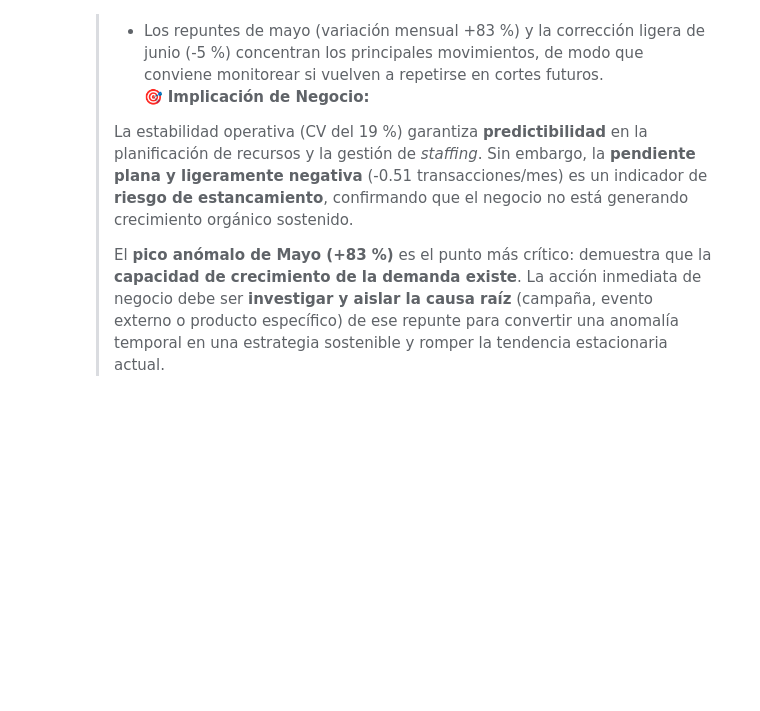
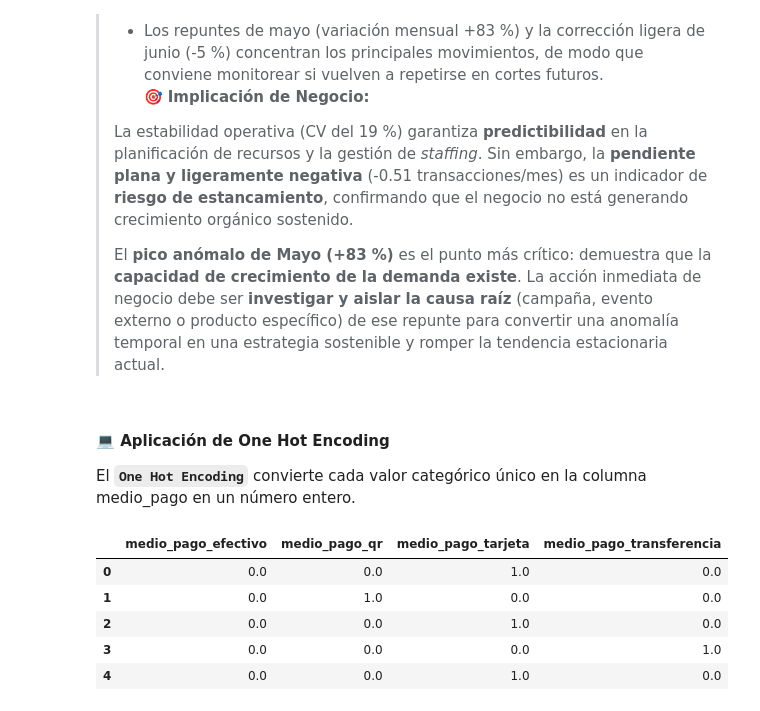
Before and after one commit to augustovillegas/ProyectoAurelionIBM, a Jupyter notebook: limp_y_trans_ventas.ipynb, the cells around one changed output. Cells and saved outputs as stored; diff of their text form; code cells hidden in the pictures; blank space fills up the shorter version.

```diff
--- a/limp_y_trans_ventas.ipynb
+++ b/limp_y_trans_ventas.ipynb
@@ -478,3 +478,32 @@ Pendiente tendencia lineal (transacciones/mes): -0.51
 > La estabilidad operativa (CV del 19 %) garantiza **predictibilidad** en la planificación de recursos y la gestión de *staffing*. Sin embargo, la **pendiente plana y ligeramente negativa** (-0.51 transacciones/mes) es un indicador de **riesgo de estancamiento**, confirmando que el negocio no está generando crecimiento orgánico sostenido.
 >
 > El **pico anómalo de Mayo (+83 %)** es el punto más crítico: demuestra que la **capacidad de crecimiento de la demanda existe**. La acción inmediata de negocio debe ser **investigar y aislar la causa raíz** (campaña, evento externo o producto específico) de ese repunte para convertir una anomalía temporal en una estrategia sostenible y romper la tendencia estacionaria actual.
+# %% [markdown]
+#### 💻 Aplicación de One Hot Encoding
+
+El **`One Hot Encoding`** convierte cada valor categórico único en la columna medio_pago en un número entero.
+# %%
+from sklearn.preprocessing import OneHotEncoder
+
+# Crear la instancia del encoder
+ohe = OneHotEncoder(sparse_output=False)
+
+# Aplicar el encoding solo a la columna 'medio_pago'
+ohe_array = ohe.fit_transform(df_ventas_True[['medio_pago']])
+#fit aprende las categorías y transform las convierte en vectores de 0 y 1
+
+# Crear un DataFrame con las nuevas columnas codificadas
+ohe_df = pd.DataFrame(ohe_array, columns=ohe.get_feature_names_out(['medio_pago']))
+#agregar el prefijo medio_pago_ a las nuevas columnas y convierte en DataFrame (ohe_df)
+
+# Concatenar el nuevo DataFrame con el original
+df_ventas_True = pd.concat([df_ventas_True, ohe_df], axis=1)
+# %%
+ohe_df.head(5)
+# %% [output]
+|  | medio_pago_efectivo | medio_pago_qr | medio_pago_tarjeta | medio_pago_transferencia |
+| 0 | 0.0 | 0.0 | 1.0 | 0.0 |
+| 1 | 0.0 | 1.0 | 0.0 | 0.0 |
+| 2 | 0.0 | 0.0 | 1.0 | 0.0 |
+| 3 | 0.0 | 0.0 | 0.0 | 1.0 |
+| 4 | 0.0 | 0.0 | 1.0 | 0.0 |
```
Also changed, not shown: parts of 3 cells of this notebook, 1 other file.
